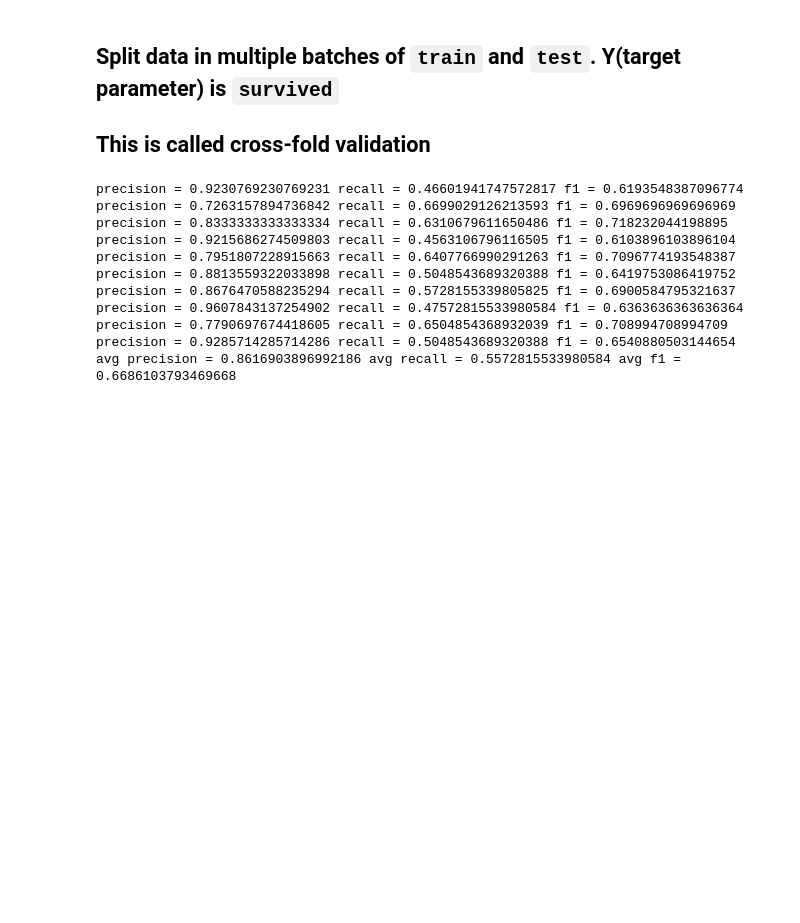
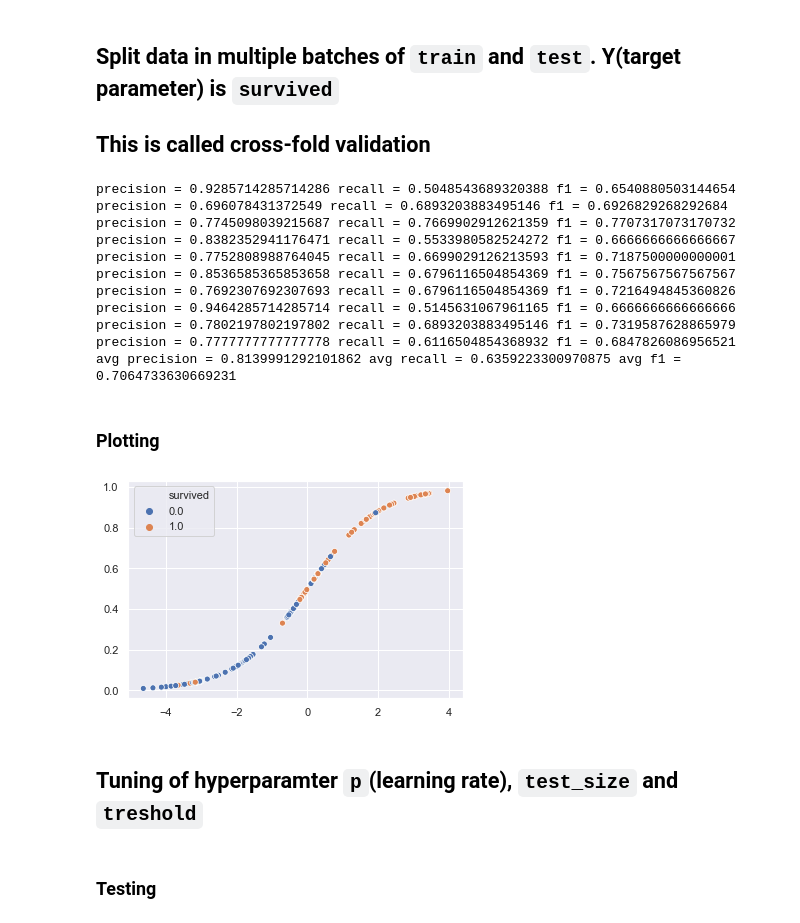
Before and after one commit to lucascbarbosa/MatComp, a Jupyter notebook: Projeto Final/3. Titanic/main.ipynb, the cells around one changed output. Drawn from its saved outputs; the diff is of its cells as text; code cells hidden in the pictures; blank space fills up the shorter version.

```diff
--- a/Projeto Final/3. Titanic/main.ipynb
+++ b/Projeto Final/3. Titanic/main.ipynb
@@ -148,8 +162,9 @@ class logistic_regression:
     def predict(self,x):
         x = np.array(x)
         aux = self.w[0]*np.ones(len(x))
-        y_pred = np.dot(x,self.w[1:])
-        y_pred+=aux
+        a_pred = np.dot(x,self.w[1:])
+        a_pred+=aux
+        y_pred = self.sigmoid(a_pred)
 
         def convert(x):
             if x >= self.treshold:
@@ -157,11 +172,11 @@ class logistic_regression:
             else:
                 return .0
 
-        y_pred = list(map(convert,y_pred))
+        y_pred_class = list(map(convert,y_pred))
 
-        return y_pred
+        return a_pred,y_pred,y_pred_class
 
-    def stats(self,y,y_pred):
+    def stats(self,y,y_pred,verbose=False):
         tp = tn = fp = fn = 0.
         y = np.array(y).astype(int)
         y_pred = np.array(y_pred).astype(int)
@@ -179,4 +194,7 @@ class logistic_regression:
         precision = tp/(tp+fp)
         recall = tp/(tp+fn)
         f1 = 2*(precision*recall)/(precision+recall)
+        if verbose:
+            print(f'precision = {precision} recall = {recall} f1 = {f1}')
+
         return precision,recall,f1
@@ -202,6 +208,7 @@ test_size = 0.3
 sss = StratifiedShuffleSplit(n_splits=n_splits,
                              test_size=test_size,
                              random_state=42)
+
 X = titanic.drop(['survived'],axis=1)
 y = titanic['survived']
 
@@ -218,12 +225,12 @@ for train_index, test_index in sss.split(X, y):
     y_test = y.iloc[test_index]
 
     lr.fit(X_train,y_train)
-    y_pred = lr.predict(X_test)
-    precision,recall,f1 = lr.stats(y_test,y_pred)
+    a_pred,y_pred,y_pred_class = lr.predict(X_test)
+    precision,recall,f1 = lr.stats(y_test,y_pred_class,True)
     precisions.append(precision)
     recalls.append(recall)
     f1s.append(f1)
-    print(f'precision = {precision} recall = {recall} f1 = {f1}')
+
 
 precision = sum(precisions)/len(precisions)
 recall = sum(recalls)/len(recalls)
@@ -231,14 +238,27 @@ f1 = sum(f1s)/len(f1s)
 
 print(f'avg precision = {precision} avg recall = {recall} avg f1 = {f1}')
 # %% [output]
-precision = 0.9230769230769231 recall = 0.46601941747572817 f1 = 0.6193548387096774
-precision = 0.7263157894736842 recall = 0.6699029126213593 f1 = 0.6969696969696969
-precision = 0.8333333333333334 recall = 0.6310679611650486 f1 = 0.718232044198895
-precision = 0.9215686274509803 recall = 0.4563106796116505 f1 = 0.6103896103896104
-precision = 0.7951807228915663 recall = 0.6407766990291263 f1 = 0.7096774193548387
-precision = 0.8813559322033898 recall = 0.5048543689320388 f1 = 0.6419753086419752
-precision = 0.8676470588235294 recall = 0.5728155339805825 f1 = 0.6900584795321637
-precision = 0.9607843137254902 recall = 0.47572815533980584 f1 = 0.6363636363636364
-precision = 0.7790697674418605 recall = 0.6504854368932039 f1 = 0.708994708994709
 precision = 0.9285714285714286 recall = 0.5048543689320388 f1 = 0.6540880503144654
-avg precision = 0.8616903896992186 avg recall = 0.5572815533980584 avg f1 = 0.6686103793469668
+precision = 0.696078431372549 recall = 0.6893203883495146 f1 = 0.6926829268292684
+precision = 0.7745098039215687 recall = 0.7669902912621359 f1 = 0.7707317073170732
+precision = 0.8382352941176471 recall = 0.5533980582524272 f1 = 0.6666666666666667
+precision = 0.7752808988764045 recall = 0.6699029126213593 f1 = 0.7187500000000001
+precision = 0.8536585365853658 recall = 0.6796116504854369 f1 = 0.7567567567567567
+precision = 0.7692307692307693 recall = 0.6796116504854369 f1 = 0.7216494845360826
+precision = 0.9464285714285714 recall = 0.5145631067961165 f1 = 0.6666666666666666
+precision = 0.7802197802197802 recall = 0.6893203883495146 f1 = 0.7319587628865979
+precision = 0.7777777777777778 recall = 0.6116504854368932 f1 = 0.6847826086956521
+avg precision = 0.8139991292101862 avg recall = 0.6359223300970875 avg f1 = 0.7064733630669231
+# %% [markdown]
+### Plotting
+# %%
+a_test = np.ones(len(X_test))*lr.w[0]+np.dot(X_test,lr.w[1:])
+sns.scatterplot(x=a_test,y=lr.sigmoid(a_test),hue=y_test);
+
+#The treshold of 0.5 is not efficient
+# %% [output]
+[figure, added]
+# %% [markdown]
+## Tuning of hyperparamter `p`(learning rate), `test_size` and `treshold`
+# %% [markdown]
+### Testing
```
Also changed, not shown: parts of 8 cells of this notebook.
